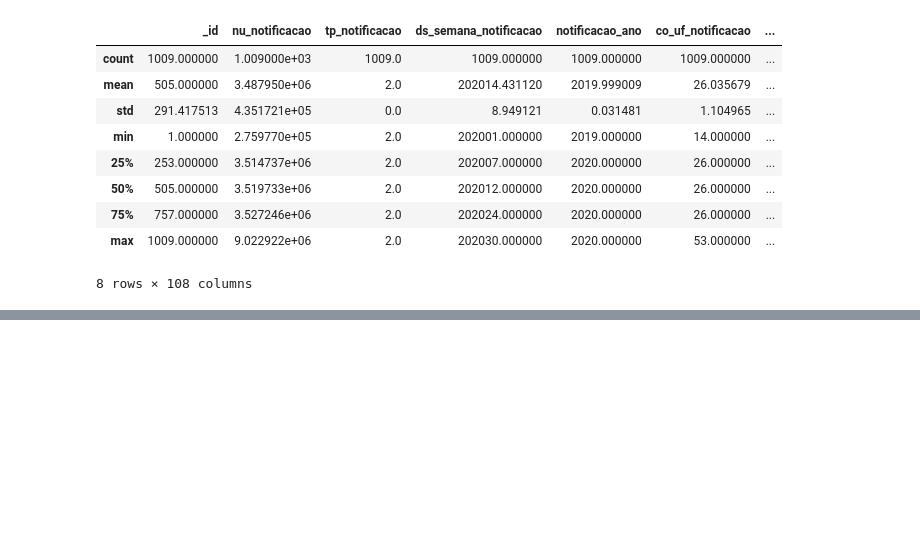
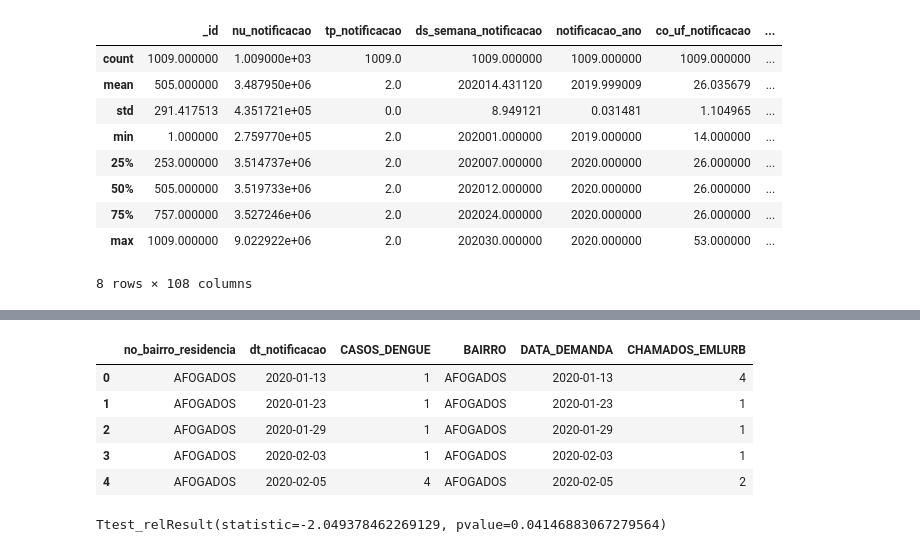
Before and after one commit to HiagoAD/GDI2, a Jupyter notebook: Project_1.ipynb, the cells around one changed output, grey strips where cells are left out. Saved outputs shown, nothing was run; the diff lists cells and outputs as text; code cells hidden in the pictures; blank space fills up the shorter version.

```diff
--- a/Project_1.ipynb
+++ b/Project_1.ipynb
@@ -58,5 +55,5 @@ Name: no_bairro_residencia, Length: 95, dtype: int64
 # %%
 dengue_data["dt_notificacao"] = pd.to_datetime(dengue_data["dt_notificacao"])
 
-dengue_data.groupby(["no_bairro_residencia", "dt_notificacao"]).size().reset_index(name="count")
+dengue_data = dengue_data.groupby(["no_bairro_residencia", "dt_notificacao"]).size().reset_index(name="CASOS_DENGUE")
 # %% [output]
@@ -75,0 +65,7 @@ dengue_data.groupby(["no_bairro_residencia", "dt_notificacao"]).size().reset_ind
+# %%
+
+emlurb_data = emlurb[["GRUPOSERVICO_DESCRICAO", "BAIRRO", "DATA_DEMANDA"]]
+emlurb_data = emlurb_data[(emlurb_data.GRUPOSERVICO_DESCRICAO == "DRENAGEM")]
+emlurb_data["DATA_DEMANDA"] = pd.to_datetime(emlurb_data["DATA_DEMANDA"])
+
+emlurb_data.describe()
@@ -75,0 +80,3 @@ dengue_data.groupby(["no_bairro_residencia", "dt_notificacao"]).size().reset_ind
+# %%
+emlurb_data = emlurb_data.groupby(["BAIRRO", "DATA_DEMANDA"]).size().reset_index(name="CHAMADOS_EMLURB")
+emlurb_data.head()
@@ -75,0 +90,15 @@ dengue_data.groupby(["no_bairro_residencia", "dt_notificacao"]).size().reset_ind
+# %%
+crossed_info = pd.merge(dengue_data, emlurb_data, left_on=["no_bairro_residencia","dt_notificacao"],right_on=["BAIRRO", "DATA_DEMANDA"])
+crossed_info.head()
+# %% [output]
+|  | no_bairro_residencia | dt_notificacao | CASOS_DENGUE | BAIRRO | DATA_DEMANDA | CHAMADOS_EMLURB |
+| 0 | AFOGADOS | 2020-01-13 | 1 | AFOGADOS | 2020-01-13 | 4 |
+| 1 | AFOGADOS | 2020-01-23 | 1 | AFOGADOS | 2020-01-23 | 1 |
+| 2 | AFOGADOS | 2020-01-29 | 1 | AFOGADOS | 2020-01-29 | 1 |
+| 3 | AFOGADOS | 2020-02-03 | 1 | AFOGADOS | 2020-02-03 | 1 |
+| 4 | AFOGADOS | 2020-02-05 | 4 | AFOGADOS | 2020-02-05 | 2 |
+# %%
+from scipy import stats
+stats.ttest_rel(crossed_info['CASOS_DENGUE'], crossed_info['CHAMADOS_EMLURB'])
+# %% [output]
+Ttest_relResult(statistic=-2.049378462269129, pvalue=0.04146883067279564)
```
Also changed, not shown: parts of 28 cells of this notebook.
